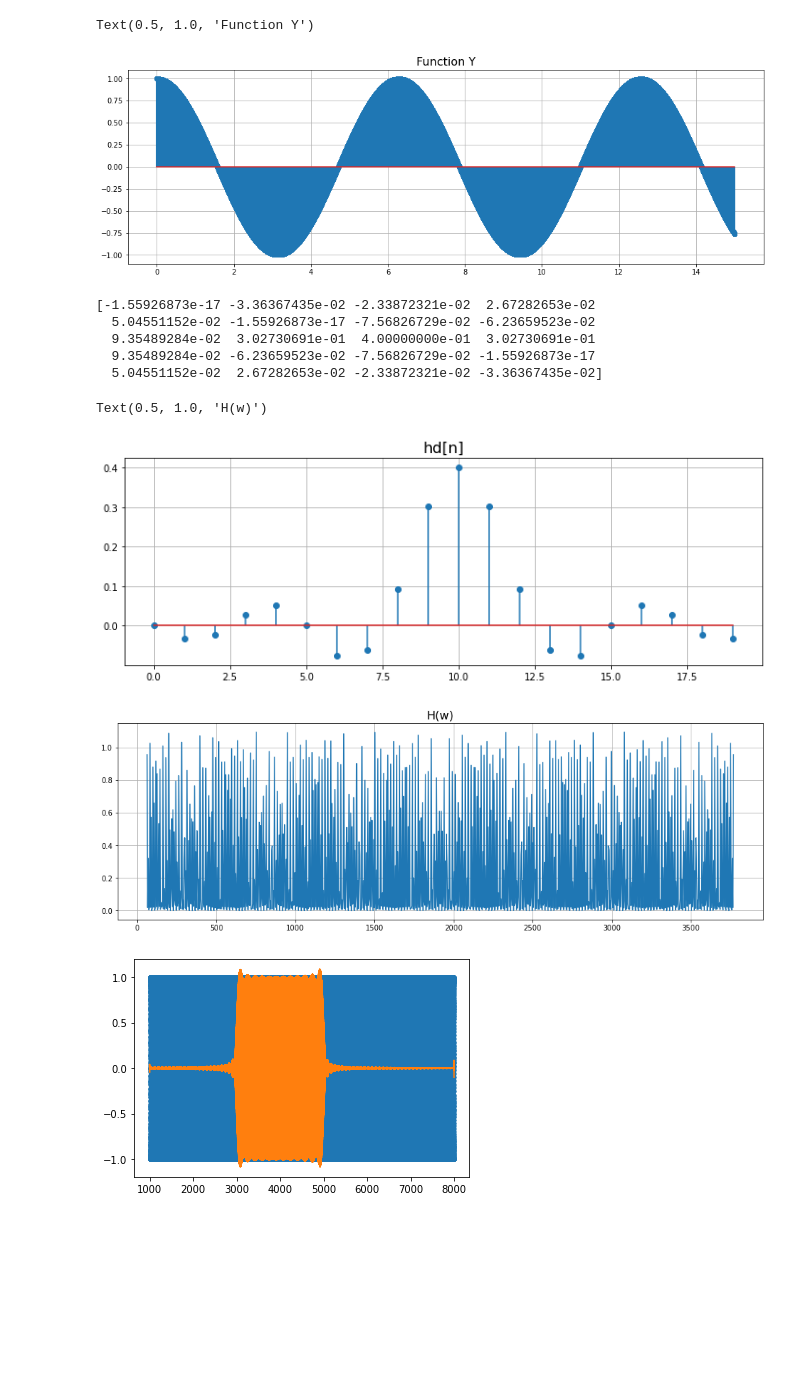
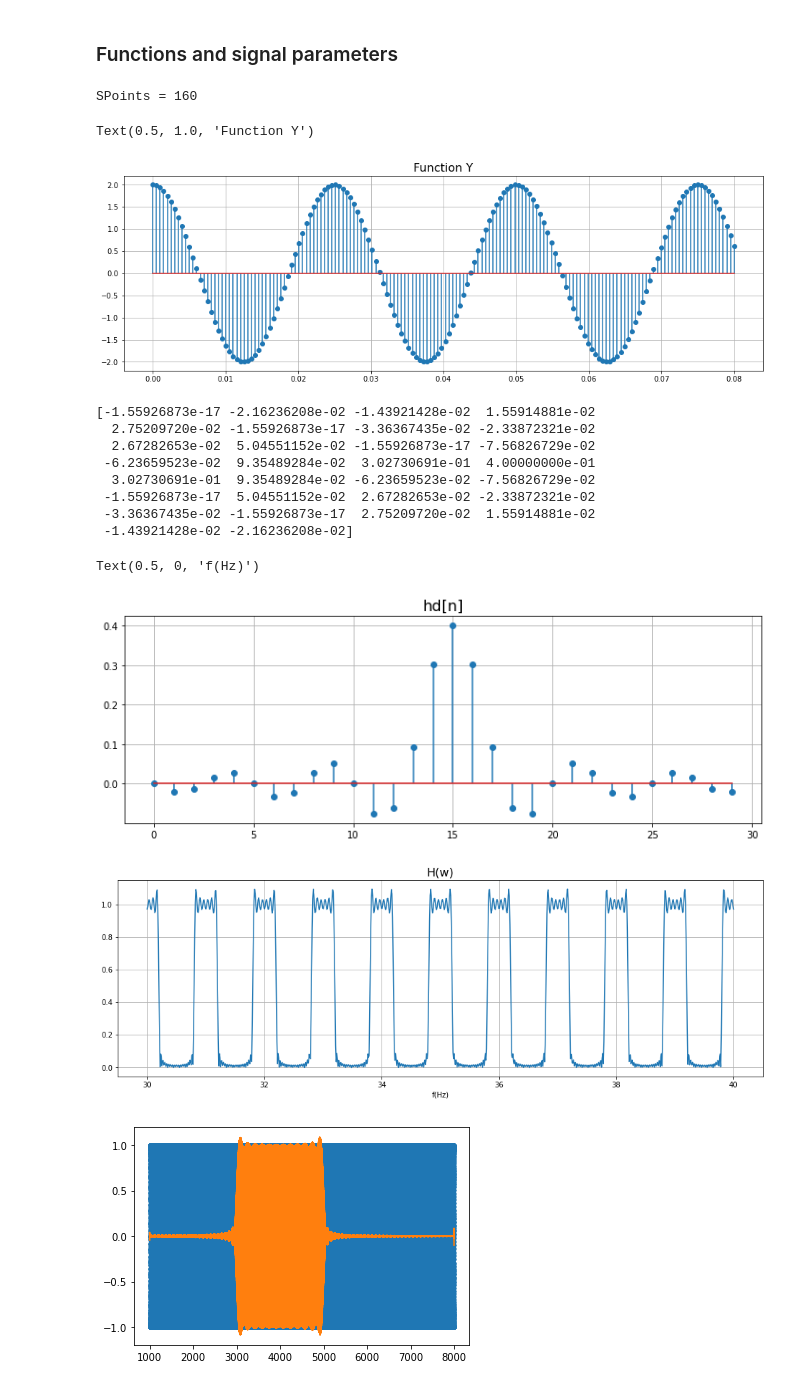
Before and after one commit to CaioRodrigues200/Signal_Processing, a Jupyter notebook: Atividades/Filter.ipynb, the cells around one changed output. Saved outputs shown, nothing was run; the diff lists cells and outputs as text; code cells hidden in the pictures; blank space fills up the shorter version.

Commit message:
Filter v2

```diff
--- a/Atividades/Filter.ipynb
+++ b/Atividades/Filter.ipynb
@@ -6,5 +6,7 @@ import sympy as sym
 import warnings
 from IPython.display import display, Math
 from numpy.lib.scimath import sqrt as csqrt
+# %% [markdown]
+### Functions and signal parameters
 # %%
 def f(x):
@@ -13,10 +16,11 @@ def f(x):
 def hdSin(x, wc, M):
     return np.sin(wc*(x-M))/(np.pi*(x-M))
 # %%
-Lims = [0,15]   # Sample limits
+Lims = [0,8e-2]   # Sample limits
 Fs = 2000 # Sample frequency
 
-SPoints = Fs*(Lims[1] - Lims[0])    # Sample points
+SPoints = int(Fs*(Lims[1] - Lims[0]))    # Sample points
+print(f"SPoints = {SPoints}")
 Xs = np.linspace(Lims[0],Lims[1],SPoints)
 Ys = f(Xs)
 
@@ -25,54 +29,58 @@ plt.grid(True)
 plt.stem(Xs,Ys)
 plt.title("Function Y", fontsize=16)
 # %% [output]
-Text(0.5, 1.0, 'Function Y')
+SPoints = 160
+Text(0.5, 1.0, 'Function Y')
-[figure, old version]
+[figure, new version]
 # %%
-FOrder = 20 # Filter order
+FOrder = 30 # Filter order
 CutF = 400 # Cutoff frequency (Hz)
 
 wc = 2*np.pi*CutF/Fs
 w = np.ones(FOrder)
 hd = np.zeros(FOrder)
 
 for i in range(len(hd)):
     if(i == FOrder/2):
         hd[i] = wc/np.pi
     else:
         hd[i] = hdSin(i,wc,FOrder/2)
 
 plt.figure(figsize=(12,4))
 plt.grid(True)
 plt.stem(np.arange(0,len(hd),1),hd)
 plt.title("hd[n]", fontsize=16)
 
 h = np.multiply(w,hd)
 print(h)
-HResp = 0
 FreqPoints = 1000  # Frequency points for calculing H(n)
 
-NormW = np.linspace(10*2*np.pi, 600*2*np.pi, FreqPoints)
-HArray = np.zeros(FreqPoints)
+NormW = np.linspace(30*2*np.pi, 40*2*np.pi, FreqPoints)
+HArray = np.zeros(FreqPoints, dtype=complex)
 for j in range(len(NormW)):
+    HResp = 0
     for i in range(len(h)):
-        HResp += h[i]*np.exp(-1j*NormW[j]*i)
+        HResp = HResp + h[i]*np.exp(-1j*NormW[j]*i)
     HArray[j] = HResp
-    HResp = 0
 
 
 plt.figure(figsize=(16,5))
 plt.grid(True)
-plt.plot(NormW,np.abs(HArray))
+plt.plot(NormW/(2*np.pi),np.abs(HArray))
 plt.title("H(w)", fontsize=16)
+plt.xlabel("f(Hz)")
 # %% [output]
-[-1.55926873e-17 -3.36367435e-02 -2.33872321e-02  2.67282653e-02
-  5.04551152e-02 -1.55926873e-17 -7.56826729e-02 -6.23659523e-02
-  9.35489284e-02  3.02730691e-01  4.00000000e-01  3.02730691e-01
-  9.35489284e-02 -6.23659523e-02 -7.56826729e-02 -1.55926873e-17
-  5.04551152e-02  2.67282653e-02 -2.33872321e-02 -3.36367435e-02]
+[-1.55926873e-17 -2.16236208e-02 -1.43921428e-02  1.55914881e-02
+  2.75209720e-02 -1.55926873e-17 -3.36367435e-02 -2.33872321e-02
+  2.67282653e-02  5.04551152e-02 -1.55926873e-17 -7.56826729e-02
+ -6.23659523e-02  9.35489284e-02  3.02730691e-01  4.00000000e-01
+  3.02730691e-01  9.35489284e-02 -6.23659523e-02 -7.56826729e-02
+ -1.55926873e-17  5.04551152e-02  2.67282653e-02 -2.33872321e-02
+ -3.36367435e-02 -1.55926873e-17  2.75209720e-02  1.55914881e-02
+ -1.43921428e-02 -2.16236208e-02]
-Text(0.5, 1.0, 'H(w)')
+Text(0.5, 0, 'f(Hz)')
-[figure, old version]
+[figure, new version]
-[figure, old version]
+[figure, new version]
 # %%
 """Finite Impulse Filters."""
 import numpy as np
```
Also changed, not shown: parts of 1 cell of this notebook.
